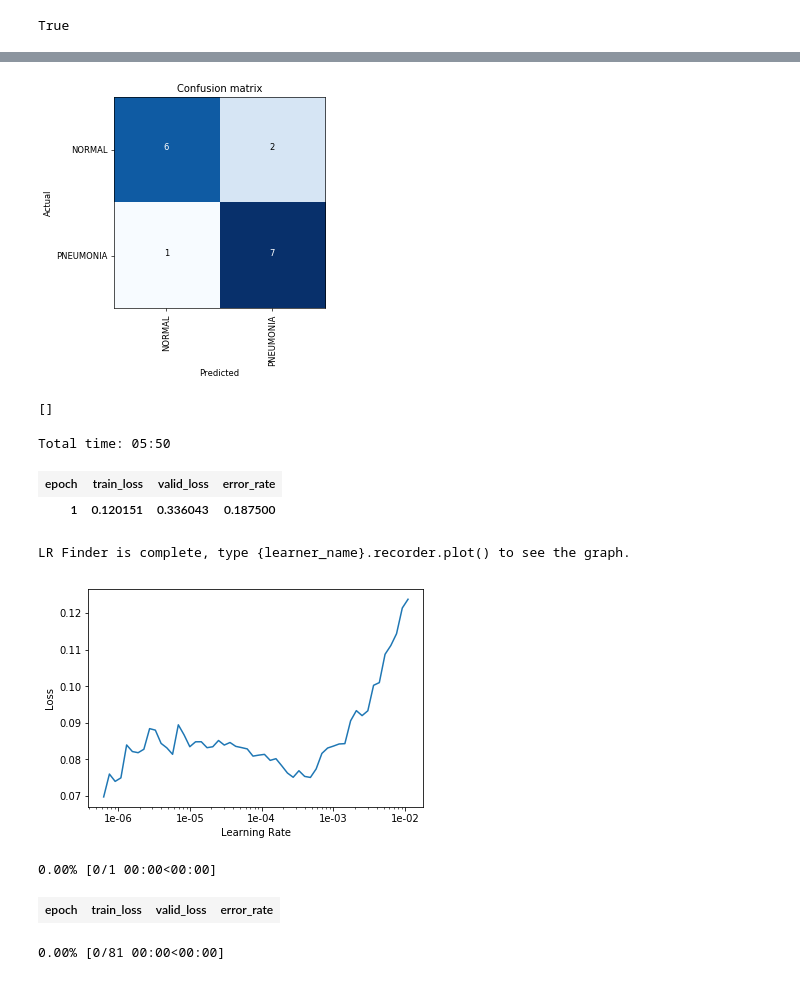
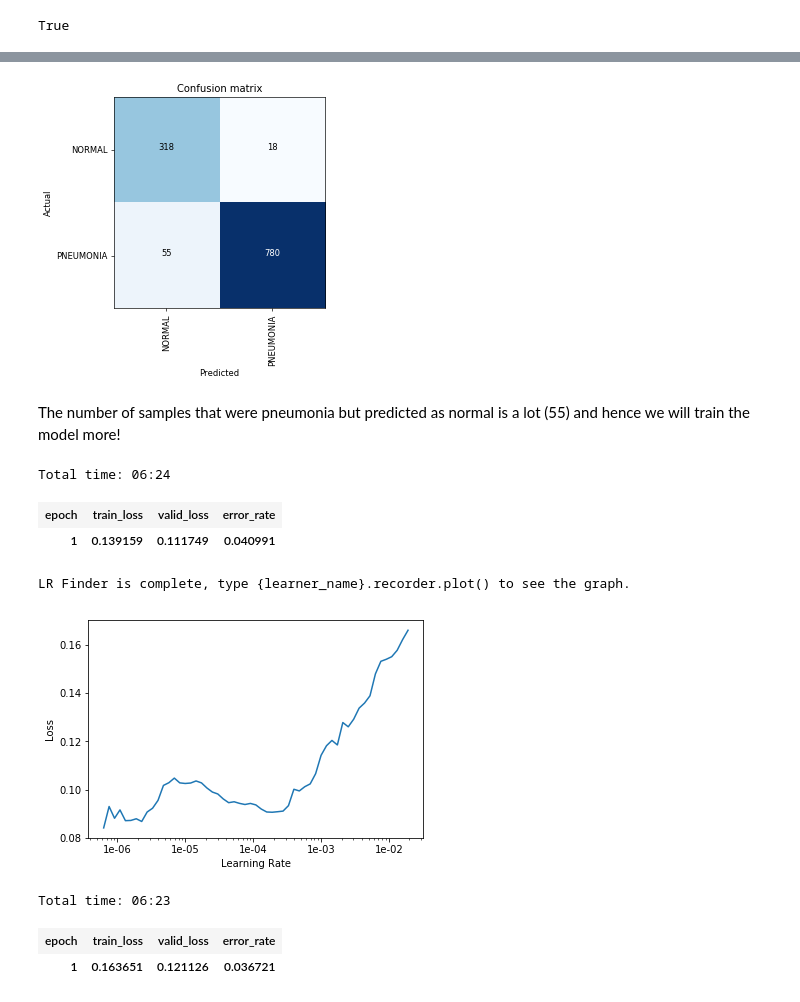
Before and after one commit to dipam7/fastai_practical_deep_learning, a Jupyter notebook: deep_learning/course1/lesson1/pneumonia_detection.ipynb, the cells around one changed output, grey strips where cells are left out. Saved outputs shown, nothing was run; the diff lists cells and outputs as text; code cells hidden in the pictures.

```diff
--- a/deep_learning/course1/lesson1/pneumonia_detection.ipynb
+++ b/deep_learning/course1/lesson1/pneumonia_detection.ipynb
@@ -31,6 +13,7 @@ doc(ImageDataBunch.from_folder)
 # %%
-tfms = get_transforms(do_flip=False)
-data = ImageDataBunch.from_folder(path, ds_tfms=tfms,
+# create a data bunch
+np.random.seed(42)
+data = ImageDataBunch.from_folder(path, ds_tfms=get_transforms(do_flip=False),
                                   size=224, num_workers=0,
-                                  bs=bs, valid='val').normalize(imagenet_stats)
+                                  bs=bs, valid_pct=0.2).normalize(imagenet_stats)
 # %%
@@ -71,8 +60,7 @@ interp.plot_top_losses(9, figsize=(15,11))
 # %%
+# plot the confusion matrix
 interp.plot_confusion_matrix(figsize=(5,5), dpi=60)
 # %% [output]
-[figure, old version]
+[figure, new version]
-# %%
-interp.most_confused(min_val=2)
-# %% [output]
-[]
+# %% [markdown]
+The number of samples that were pneumonia but predicted as normal is a lot (55) and hence we will train the model more!
@@ -81,9 +71,9 @@ learn.unfreeze()
 # %%
 learn.fit_one_cycle(1)
 # %% [output]
-Total time: 05:50
+Total time: 06:24
 | epoch | train_loss | valid_loss | error_rate |
-| 1 | 0.120151 | 0.336043 | 0.187500 |
+| 1 | 0.139159 | 0.111749 | 0.040991 |
 # %%
 learn.lr_find()
 # %% [output]
@@ -91,11 +81,12 @@ LR Finder is complete, type {learner_name}.recorder.plot() to see the graph.
 # %%
 learn.recorder.plot()
 # %% [output]
-[figure, old version]
+[figure, new version]
 # %%
+# we select the slice with the steepest slope
 learn.unfreeze()
-learn.fit_one_cycle(1, max_lr=slice(1e-6,1e-3))
+learn.fit_one_cycle(1, max_lr=slice(1e-3,1e-2))
 # %% [output]
-0.00% [0/1 00:00<00:00]
+Total time: 06:23
 | epoch | train_loss | valid_loss | error_rate |
+| 1 | 0.163651 | 0.121126 | 0.036721 |
-0.00% [0/81 00:00<00:00]
```
Also changed, not shown: parts of 16 cells of this notebook.
